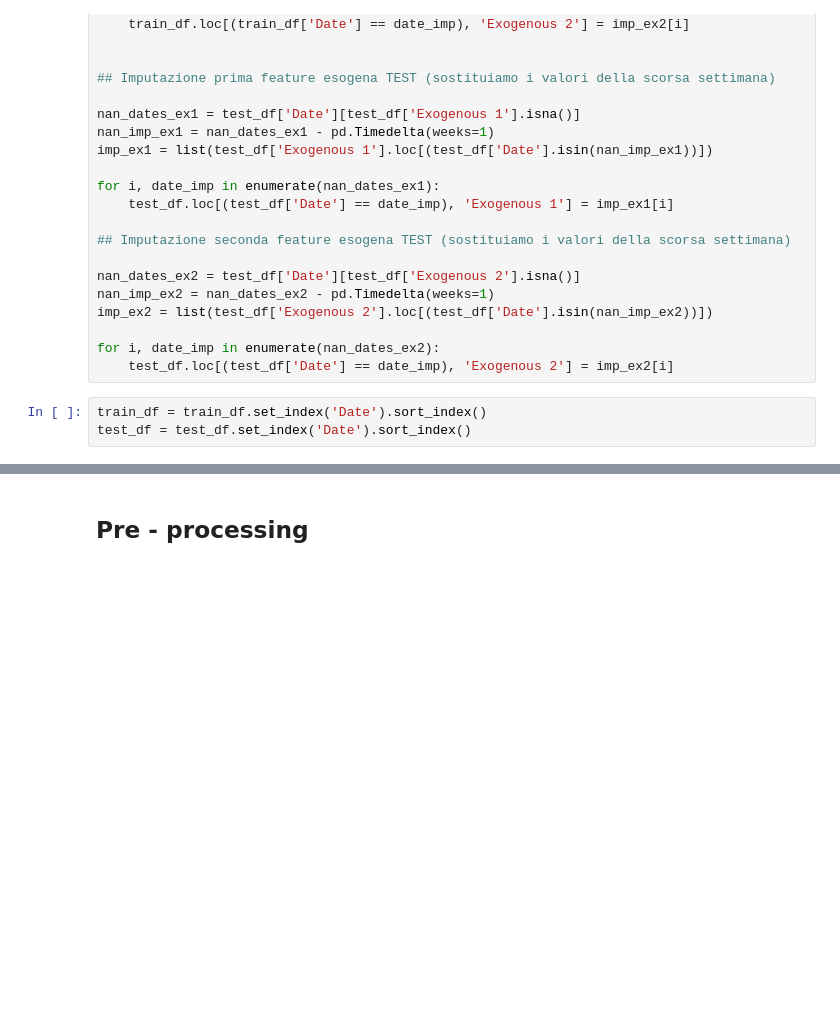
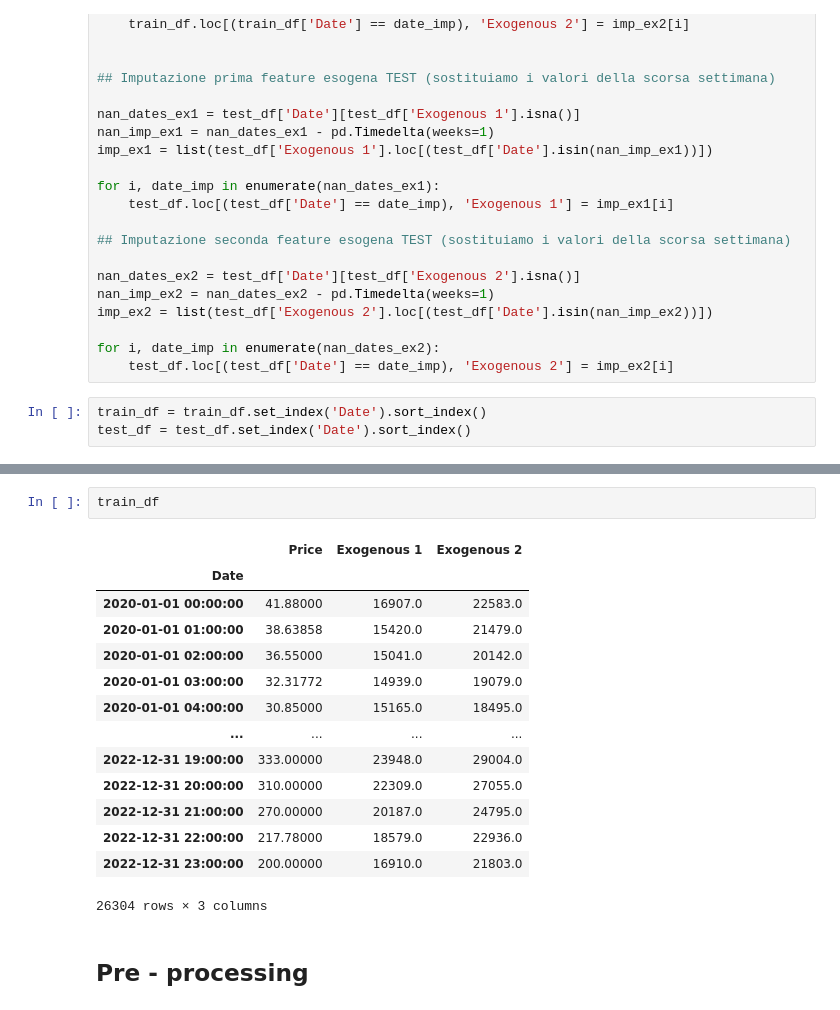
Before and after one commit to giovannicatalano-ors/epftoolbox, a Jupyter notebook: LEAR_DNN_PUN _customized_features.ipynb, the cells around one changed output, grey strips where cells are left out. Cells and saved outputs as stored; diff of their text form; blank space fills up the shorter version.

```diff
--- a/LEAR_DNN_PUN _customized_features.ipynb
+++ b/LEAR_DNN_PUN _customized_features.ipynb
@@ -303,3 +319,20 @@ test_df = test_df.set_index('Date').sort_index()
+# %%
+train_df
+# %% [output]
+|  | Price | Exogenous 1 | Exogenous 2 |
+| Date |  |  |  |
+| 2020-01-01 00:00:00 | 41.88000 | 16907.0 | 22583.0 |
+| 2020-01-01 01:00:00 | 38.63858 | 15420.0 | 21479.0 |
+| 2020-01-01 02:00:00 | 36.55000 | 15041.0 | 20142.0 |
+| 2020-01-01 03:00:00 | 32.31772 | 14939.0 | 19079.0 |
+| 2020-01-01 04:00:00 | 30.85000 | 15165.0 | 18495.0 |
+| ... | ... | ... | ... |
+| 2022-12-31 19:00:00 | 333.00000 | 23948.0 | 29004.0 |
+| 2022-12-31 20:00:00 | 310.00000 | 22309.0 | 27055.0 |
+| 2022-12-31 21:00:00 | 270.00000 | 20187.0 | 24795.0 |
+| 2022-12-31 22:00:00 | 217.78000 | 18579.0 | 22936.0 |
+| 2022-12-31 23:00:00 | 200.00000 | 16910.0 | 21803.0 |
+26304 rows × 3 columns
 # %% [markdown]
 ## Pre - processing
 # %%
```
Also changed, not shown: parts of 5 cells of this notebook, 5 other files.
